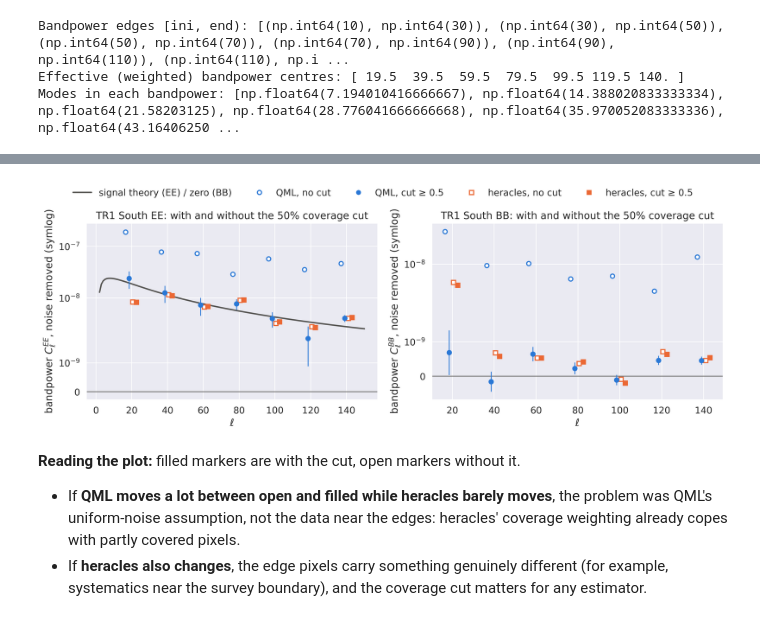
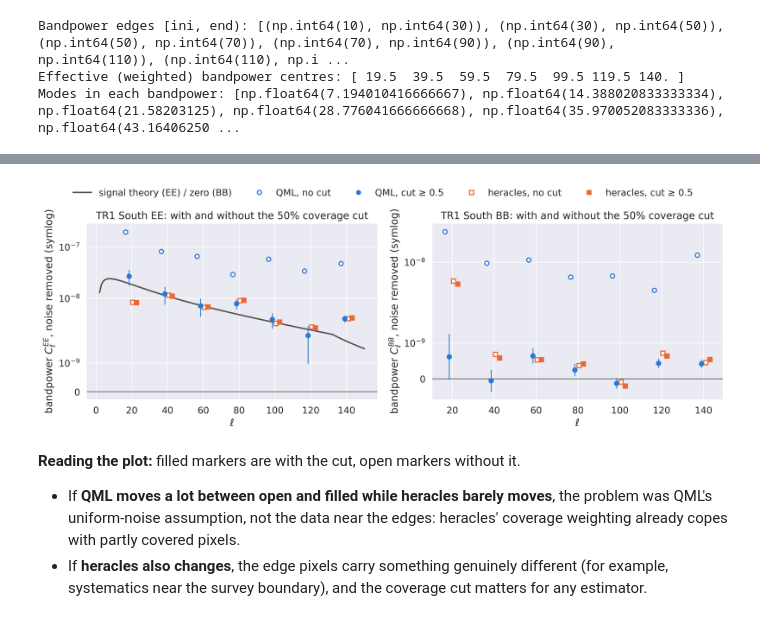
Before and after one commit to ucapbba/WeakLensingQML, a Jupyter notebook: TR1/TR1_south_power_spectra_and_covariance_estimation.ipynb, the cells around one changed output, grey strips where cells are left out. Saved outputs shown, nothing was run; the diff lists cells and outputs as text; code cells hidden in the pictures.

```diff
--- a/TR1/TR1_south_power_spectra_and_covariance_estimation.ipynb
+++ b/TR1/TR1_south_power_spectra_and_covariance_estimation.ipynb
@@ -263,5 +271,11 @@ cl_file_path = f'{tr1_data_dir}/TheorySpectra_TR1_N{n_side}_cov{coverage_min:g}.
 pow_spec = PowerSpec(n_side, fiducial_cosmology, redshift_range, redshift_dist, cl_file_path)
 
 pow_spec.compute_power_spec()
+
+# The maps are weighted means over N_side pixels, so the signal QML and NaMaster measure is smoothed by the HEALPix
+# pixel window. Comparisons with theory use the fiducial signal times w_ell^2; the estimators themselves (QML's
+# fiducial covariance, NaMaster's Gaussian covariance) keep the raw fiducial spectrum
+pixwin2 = hp.pixwin(n_side, lmax=len(pow_spec.cl_EE) - 1) ** 2
+cl_EE_signal_pw = pow_spec.cl_EE * pixwin2
 # %% [output]
 Evaluating the theory Cl values using CCL
@@ -774,34 +824,35 @@ QML, cut >= 0.5    EE vs signal theory: chi2 =     7.7 / 7;   BB null test: chi2
 # %%
 from matplotlib.lines import Line2D
 
 BLUE, ORANGE, INK = '#2a78d6', '#eb6834', '#52514e'
 fig, axes = plt.subplots(1, 2, figsize=(14, 5))
 dx = 2.0
 for ax, idx, spec in [(axes[0], 0, 'EE'), (axes[1], 1, 'BB')]:
     if spec == 'EE':
-        ax.plot(ells, pow_spec.cl_EE[ells], color=INK, lw=2, zorder=1)
+        ax.plot(ells, cl_EE_signal_pw[ells], color=INK, lw=2, zorder=1)
     ax.axhline(0, color=INK, lw=1, zorder=1)
     for (EE, BB, cov), filled, shift in [(qml_nocut, False, -1.5 * dx), (qml_cut, True, -0.5 * dx)]:
         vals = (EE, BB)[idx]
         sig = np.sqrt(np.abs(np.diag(cov)))[idx * n_bands: (idx + 1) * n_bands]
         ax.errorbar(ell_bp + shift, vals, sig, fmt='o', ms=6, color=BLUE, mfc=BLUE if filled else 'white',
                     mew=1.6, elinewidth=1.2, capsize=0, zorder=3)
     for vals2, filled, shift in [(her_nocut, False, 0.5 * dx), (her_cut, True, 1.5 * dx)]:
         ax.plot(ell_bp + shift, vals2[idx], 's', ms=6, color=ORANGE, mfc=ORANGE if filled else 'white', mew=1.6, zorder=3)
     ax.set_yscale('symlog', linthresh=2e-9, linscale=1.0)
     ax.set_xlabel('ℓ')
     ax.set_ylabel(f'bandpower $C_\\ell^{{{spec}}}$, noise removed (symlog)')
     ax.set_title(f'TR1 South {spec}: with and without the {100 * coverage_min:.0f}% coverage cut')
 handles = [Line2D([], [], color=INK, lw=2, label='signal theory (EE) / zero (BB)'),
            Line2D([], [], marker='o', ls='', color=BLUE, mfc='white', mew=1.6, label='QML, no cut'),
            Line2D([], [], marker='o', ls='', color=BLUE, label=f'QML, cut ≥ {coverage_min:g}'),
            Line2D([], [], marker='s', ls='', color=ORANGE, mfc='white', mew=1.6, label='heracles, no cut'),
            Line2D([], [], marker='s', ls='', color=ORANGE, label=f'heracles, cut ≥ {coverage_min:g}')]
 fig.legend(handles=handles, loc='upper center', ncol=5, bbox_to_anchor=(0.5, 1.03), frameon=False)
 fig.tight_layout(rect=(0, 0, 1, 0.95))
+fig.savefig(f'{fig_dir}/fig6_cut_effect.png', dpi=200, bbox_inches='tight')
 plt.show()
 # %% [output]
-[figure, old version]
+[figure, new version]
 # %% [markdown]
 **Reading the plot:** filled markers are with the cut, open markers without it.
 - If **QML moves a lot between open and filled while heracles barely moves**, the problem was QML's uniform-noise assumption, not the data near the edges: heracles' coverage weighting already copes with partly covered pixels.
```
Also changed, not shown: parts of 21 cells of this notebook, 5 other files.
